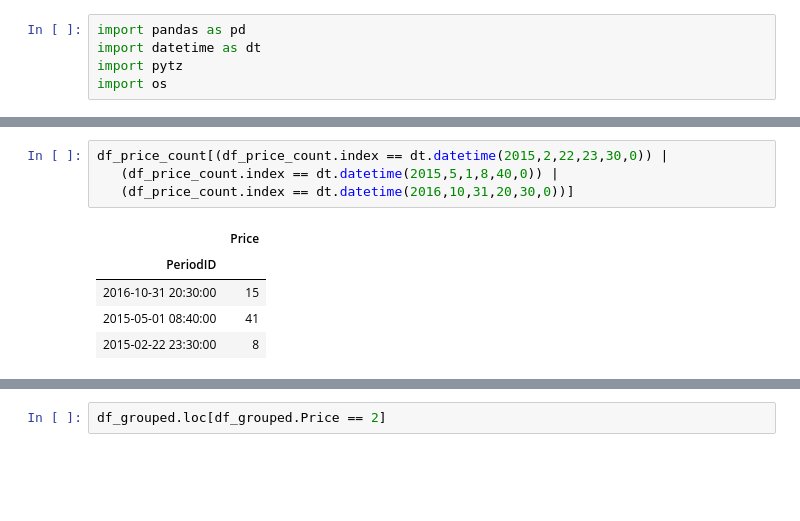
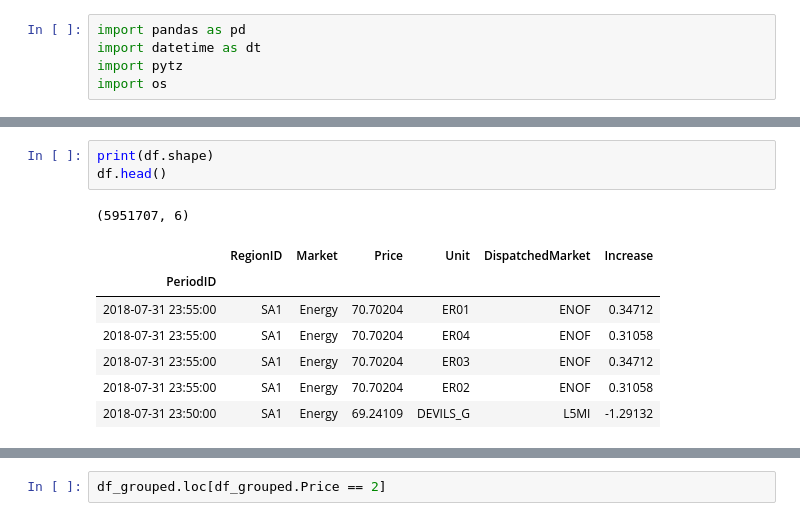
Before and after one commit to bkubsch/marginal-carbon, a Jupyter notebook: notebooks/target_exploration.ipynb, the cells around one changed output, grey strips where cells are left out. Drawn from its saved outputs; the diff is of its cells as text; blank space fills up the shorter version.

```diff
--- a/notebooks/target_exploration.ipynb
+++ b/notebooks/target_exploration.ipynb
@@ -109,12 +40,14 @@ df_price_count
-# %%
-df_price_count[(df_price_count.index == dt.datetime(2015,2,22,23,30,0)) |
-   (df_price_count.index == dt.datetime(2015,5,1,8,40,0)) |
-   (df_price_count.index == dt.datetime(2016,10,31,20,30,0))]
-# %% [output]
-|  | Price |
-| PeriodID |  |
-| 2016-10-31 20:30:00 | 15 |
-| 2015-05-01 08:40:00 | 41 |
-| 2015-02-22 23:30:00 | 8 |
+# %%
+print(df.shape)
+df.head()
+# %% [output]
+(5951707, 6)
+|  | RegionID | Market | Price | Unit | DispatchedMarket | Increase |
+| PeriodID |  |  |  |  |  |  |
+| 2018-07-31 23:55:00 | SA1 | Energy | 70.70204 | ER01 | ENOF | 0.34712 |
+| 2018-07-31 23:55:00 | SA1 | Energy | 70.70204 | ER04 | ENOF | 0.31058 |
+| 2018-07-31 23:55:00 | SA1 | Energy | 70.70204 | ER03 | ENOF | 0.34712 |
+| 2018-07-31 23:55:00 | SA1 | Energy | 70.70204 | ER02 | ENOF | 0.31058 |
+| 2018-07-31 23:50:00 | SA1 | Energy | 69.24109 | DEVILS_G | L5MI | -1.29132 |
 # %%
 df_grouped = df.groupby("PeriodID").agg({"Price" : "nunique"})
```
Also changed, not shown: parts of 43 cells of this notebook, 1 other file.
